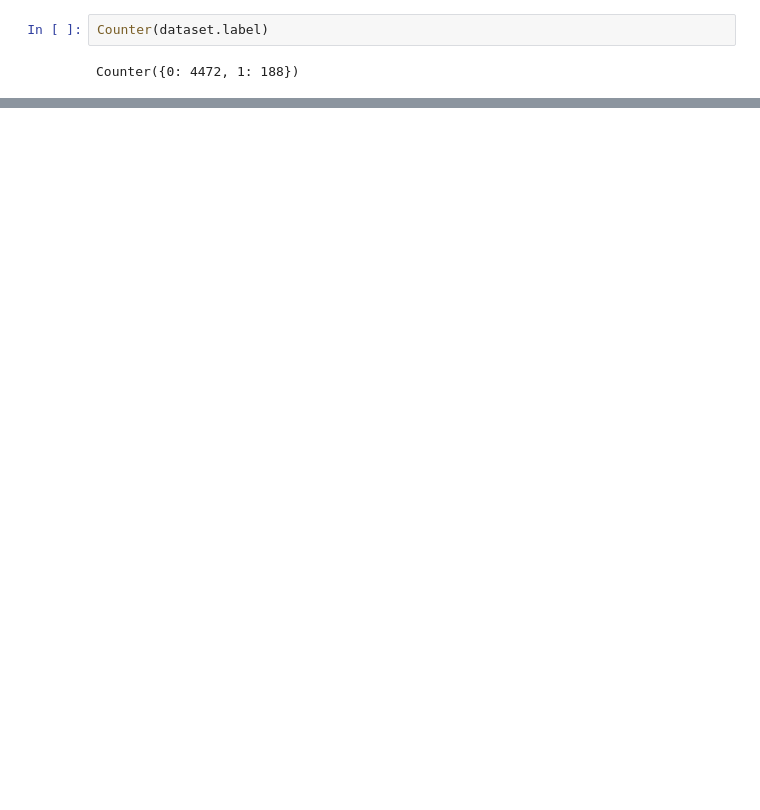
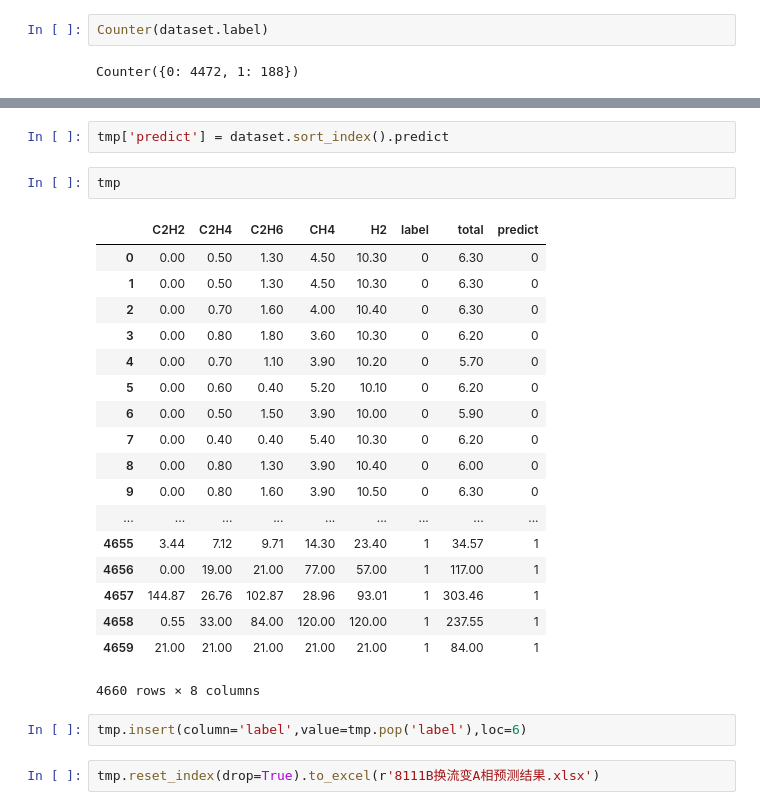
Before and after one commit to bytekongfrombupt/electricNet_Project, a Jupyter notebook: coding.ipynb, the cells around one changed output, grey strips where cells are left out. Cells and saved outputs as stored; diff of their text form; blank space fills up the shorter version.

```diff
--- a/coding.ipynb
+++ b/coding.ipynb
@@ -202,0 +369,27 @@ Counter({0: 4472, 1: 188})
+# %%
+tmp['predict'] = dataset.sort_index().predict
+# %%
+tmp
+# %% [output]
+|  | C2H2 | C2H4 | C2H6 | CH4 | H2 | label | total | predict |
+| 0 | 0.00 | 0.50 | 1.30 | 4.50 | 10.30 | 0 | 6.30 | 0 |
+| 1 | 0.00 | 0.50 | 1.30 | 4.50 | 10.30 | 0 | 6.30 | 0 |
+| 2 | 0.00 | 0.70 | 1.60 | 4.00 | 10.40 | 0 | 6.30 | 0 |
+| 3 | 0.00 | 0.80 | 1.80 | 3.60 | 10.30 | 0 | 6.20 | 0 |
+| 4 | 0.00 | 0.70 | 1.10 | 3.90 | 10.20 | 0 | 5.70 | 0 |
+| 5 | 0.00 | 0.60 | 0.40 | 5.20 | 10.10 | 0 | 6.20 | 0 |
+| 6 | 0.00 | 0.50 | 1.50 | 3.90 | 10.00 | 0 | 5.90 | 0 |
+| 7 | 0.00 | 0.40 | 0.40 | 5.40 | 10.30 | 0 | 6.20 | 0 |
+| 8 | 0.00 | 0.80 | 1.30 | 3.90 | 10.40 | 0 | 6.00 | 0 |
+| 9 | 0.00 | 0.80 | 1.60 | 3.90 | 10.50 | 0 | 6.30 | 0 |
+| ... | ... | ... | ... | ... | ... | ... | ... | ... |
+| 4655 | 3.44 | 7.12 | 9.71 | 14.30 | 23.40 | 1 | 34.57 | 1 |
+| 4656 | 0.00 | 19.00 | 21.00 | 77.00 | 57.00 | 1 | 117.00 | 1 |
+| 4657 | 144.87 | 26.76 | 102.87 | 28.96 | 93.01 | 1 | 303.46 | 1 |
+| 4658 | 0.55 | 33.00 | 84.00 | 120.00 | 120.00 | 1 | 237.55 | 1 |
+| 4659 | 21.00 | 21.00 | 21.00 | 21.00 | 21.00 | 1 | 84.00 | 1 |
+4660 rows × 8 columns
+# %%
+tmp.insert(column='label',value=tmp.pop('label'),loc=6)
+# %%
+tmp.reset_index(drop=True).to_excel(r'8111B换流变A相预测结果.xlsx')
```
Also changed, not shown: parts of 26 cells of this notebook, 3 other files.
